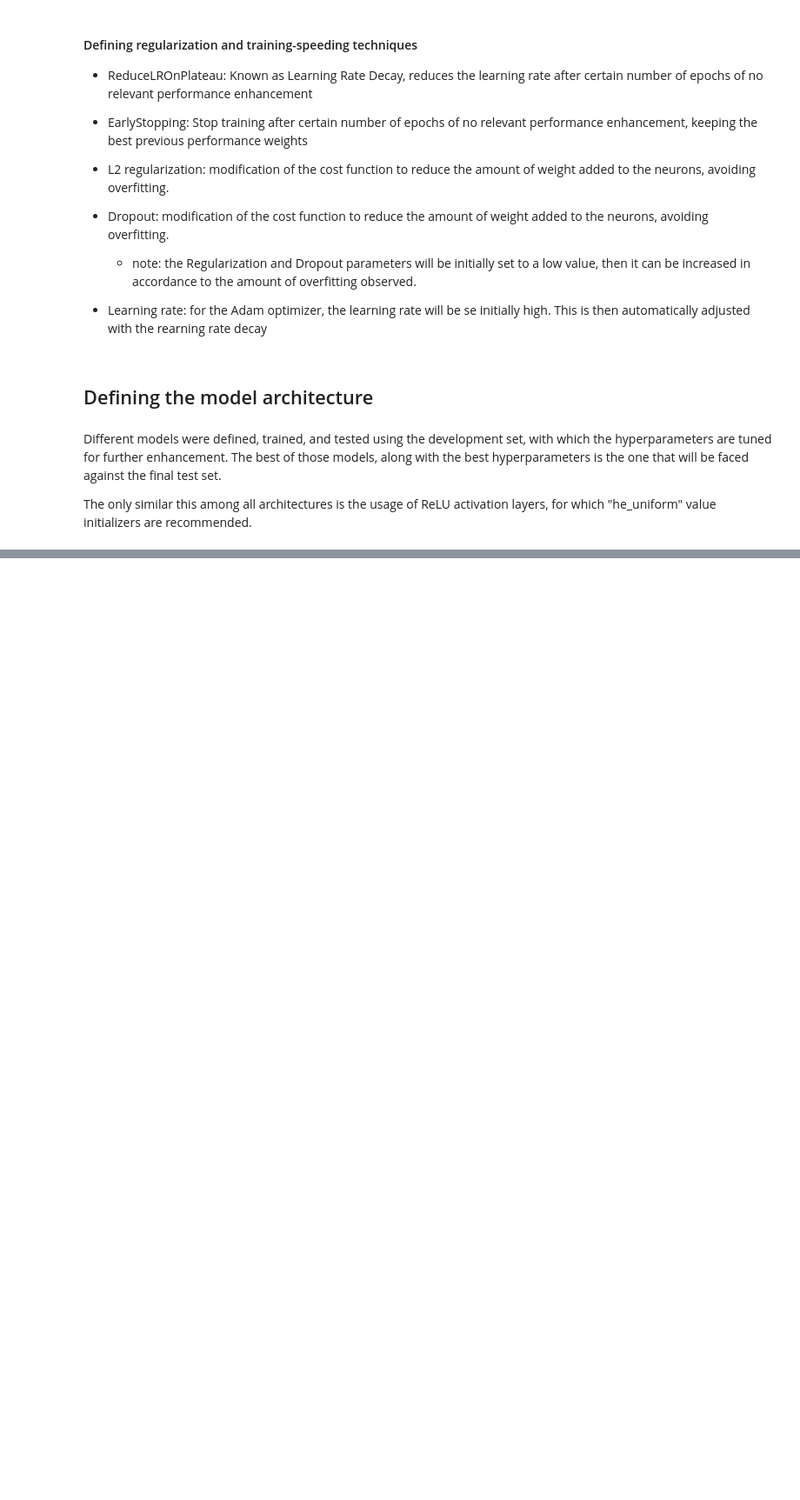
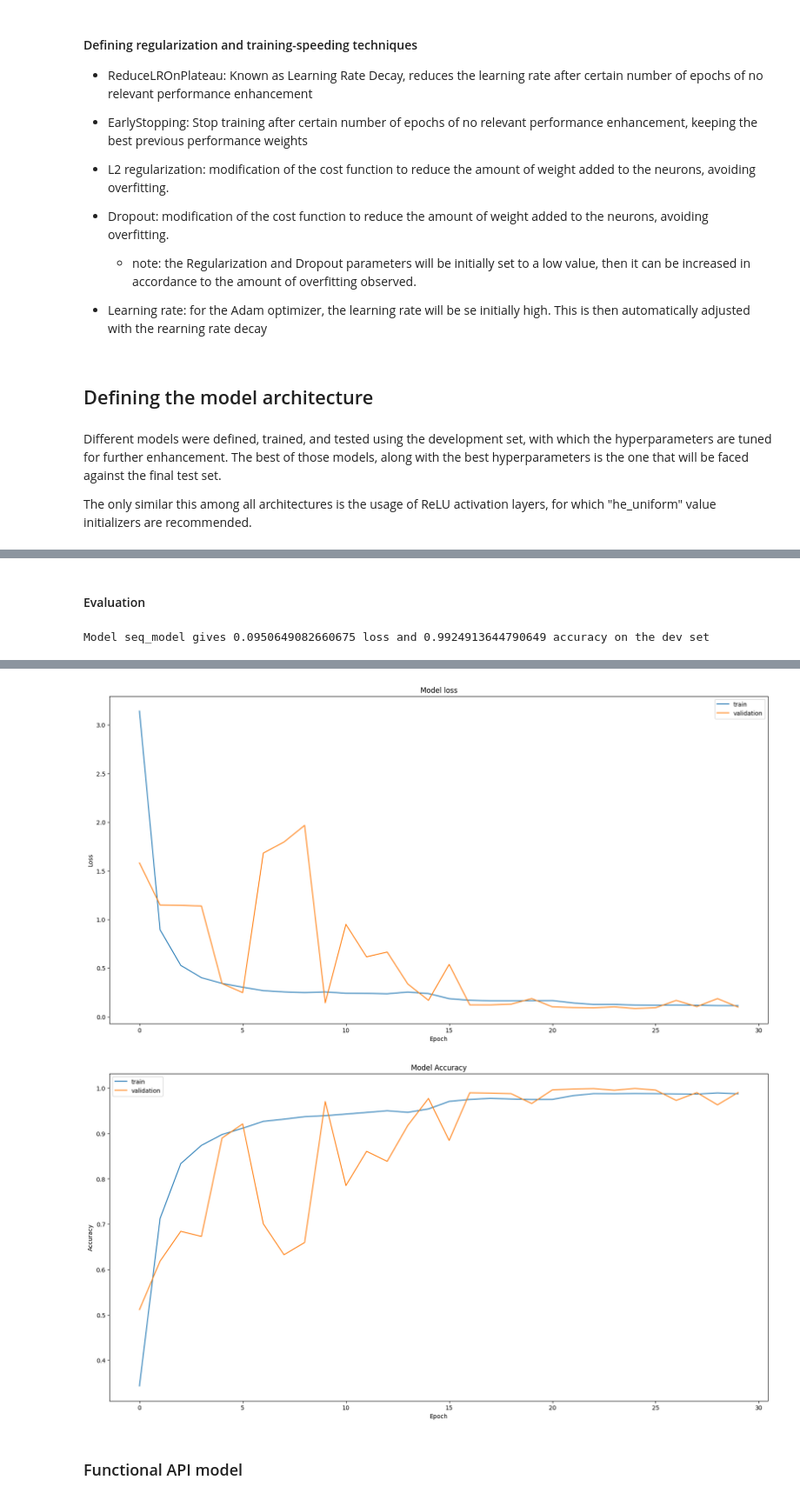
Before and after one commit to JorgeIvanJH/The_Most_Complete_CNN_Classification_Guide, a Jupyter notebook: my_ntbk.ipynb, the cells around one changed output, grey strips where cells are left out. Shown: that part at 87% size. Cells and saved outputs as stored; diff of their text form; code cells hidden in the pictures; blank space fills up the shorter version.

```diff
--- a/my_ntbk.ipynb
+++ b/my_ntbk.ipynb
@@ -350,7 +353,7 @@ dev_datagen = ImageDataGenerator(
 
 dev_datagen.fit(x_dev)
 
-test_generator = dev_datagen.flow(
+dev_generator = dev_datagen.flow(
     x_dev,  # Input numpy array of images
     y_dev_oh,  # Corresponding labels
     batch_size=64,  # Batch size
@@ -469,3 +474,10 @@ def sequential_model(input_shape):
     )
 
     return model
+# %%
+seq_model = sequential_model((num_pixels, num_pixels, 1))
+adam_optimizer = Adam(learning_rate)
+seq_model.compile(
+    optimizer=adam_optimizer, loss="categorical_crossentropy", metrics=["accuracy"]
+)
+display(seq_model.summary())
@@ -471,0 +505,4 @@ def sequential_model(input_shape):
+# %%
+history = seq_model.fit(
+    train_generator, validation_data=dev_generator,epochs=30, batch_size=64, callbacks=[reduce_lr, early_stopping]
+)
@@ -471,0 +527,18 @@ def sequential_model(input_shape):
+# %% [markdown]
+#### Evaluation
+# %%
+loss, accuracy = seq_model.evaluate(dev_generator)
+print(f"Model seq_model gives {loss} loss and {accuracy} accuracy on the dev set")
+# %% [output]
+Model seq_model gives 0.0950649082660675 loss and 0.9924913644790649 accuracy on the dev set
+# %%
+df_loss_acc = pd.DataFrame(history.history)
+df_loss = df_loss_acc[["loss", "val_loss"]]
+df_loss = df_loss.rename(columns={"loss": "train", "val_loss": "validation"})
+df_acc = df_loss_acc[["accuracy", "val_accuracy"]]
+df_acc = df_acc.rename(columns={"accuracy": "train", "val_accuracy": "validation"})
+df_loss.plot(title="Model loss", figsize=(20, 10)).set(xlabel="Epoch", ylabel="Loss")
+df_acc.plot(title="Model Accuracy", figsize=(20, 10)).set(
+    xlabel="Epoch", ylabel="Accuracy"
+)
+# %% [output]
@@ -471,0 +546,4 @@ def sequential_model(input_shape):
+[figure, added]
+[figure, added]
+# %% [markdown]
+### Functional API model
```
Also changed, not shown: parts of 25 cells of this notebook.
